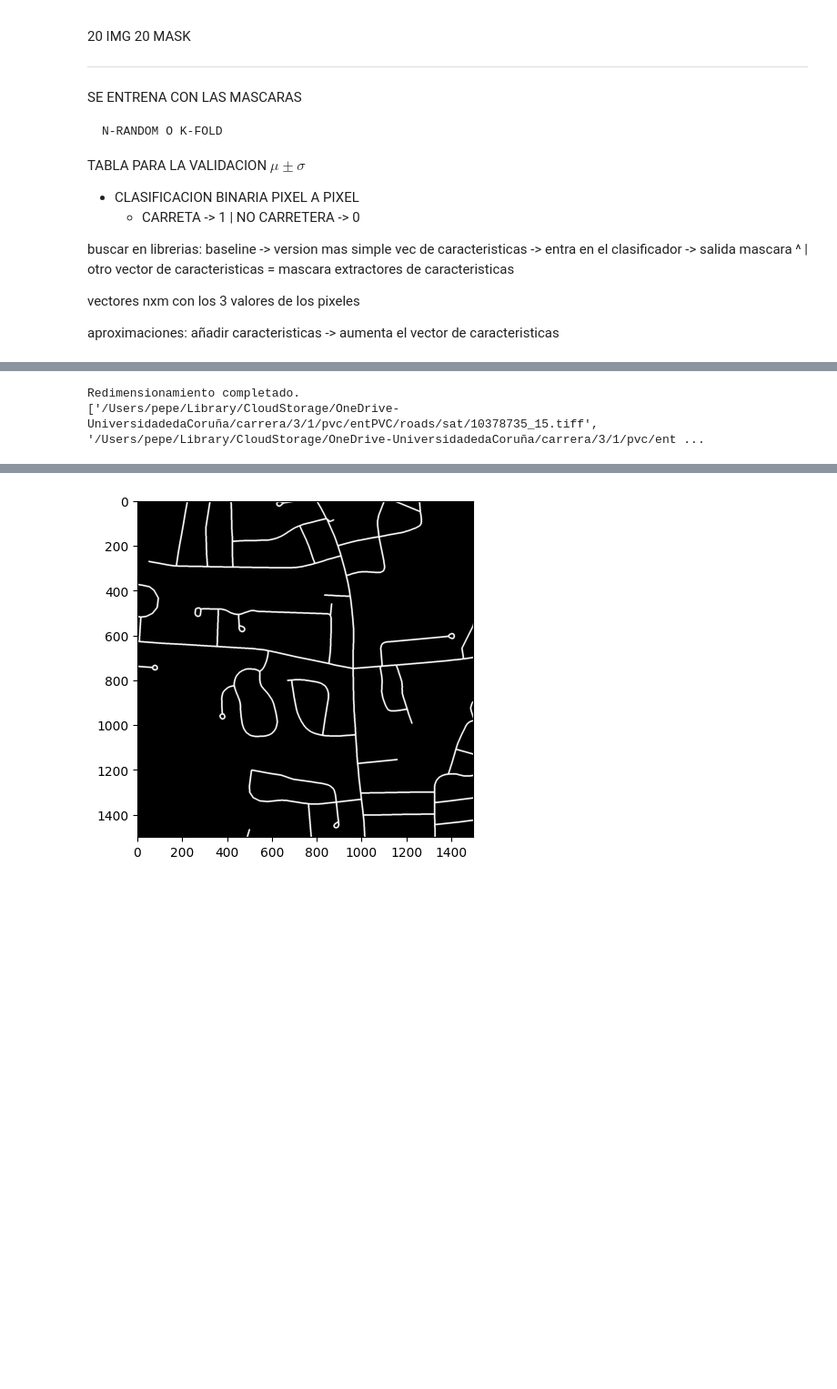
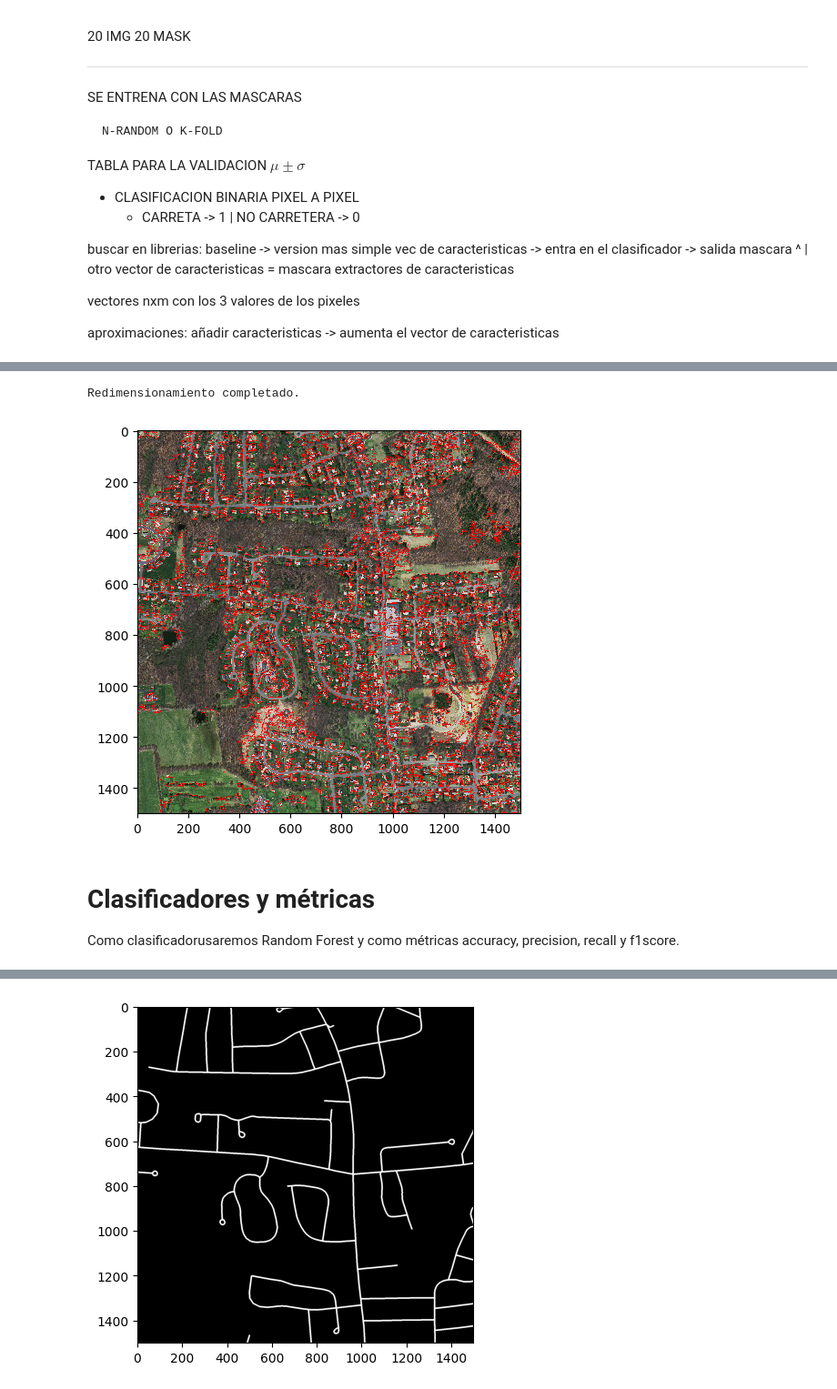
Before and after one commit to pabloChantada/PVC_investigacion, a Jupyter notebook: p3.ipynb, the cells around one changed output, grey strips where cells are left out. Shown at 91% size. Cells and saved outputs as stored; diff of their text form; code cells hidden in the pictures; blank space fills up the shorter version.

```diff
--- a/p3.ipynb
+++ b/p3.ipynb
@@ -61,43 +94,43 @@ import cv2
 
 # Ruta a tus imágenes y máscaras
 
-image_paths = glob.glob("/Users/pepe/Library/CloudStorage/OneDrive-UniversidadedaCoruña/carrera/3/1/pvc/entPVC/roads/sat/*.tif*")
-mask_paths = glob.glob("/Users/pepe/Library/CloudStorage/OneDrive-UniversidadedaCoruña/carrera/3/1/pvc/entPVC/roads/gt/*.tif*")
+ruta_imagenes = glob.glob("../roads/sat/*.tif*")
+ruta_mascaras = glob.glob("../roads/gt/*.tif*")
 
 # image_paths = glob.glob("/home/clown/3-year/computer_vision/p3/sat/*.tiff")
 # mask_paths = glob.glob("/home/clown/3-year/computer_vision/p3/gt/*.tif")
 
 # Cargar imágenes y máscaras
-images = [io.imread(img_path) for img_path in image_paths]
-masks = [io.imread(mask_path) for mask_path in mask_paths]
+imagenes = [io.imread(ruta_imagen) for ruta_imagen in ruta_imagenes]
+mascaras = [io.imread(ruta_mascara) for ruta_mascara in ruta_mascaras]
 
 # Redimensionar
-if len(images) > 0 and len(masks) > 0:
-    images = [cv2.resize(img, (256, 256)) for img in images]
-    masks = [cv2.resize(mask, (256, 256)) for mask in masks]
+if len(imagenes) > 0 and len(mascaras) > 0:
+    imagenes = [cv2.resize(imagen, (256, 256)) for imagen in imagenes]
+    mascaras = [cv2.resize(mascara, (256, 256)) for mascara in mascaras]
     print("Redimensionamiento completado.")
 else:
     print("No se cargaron imágenes o máscaras.")
 
-print(image_paths)
+#print(image_paths)
 # %% [output]
 Redimensionamiento completado.
-['/Users/pepe/Library/CloudStorage/OneDrive-UniversidadedaCoruña/carrera/3/1/pvc/entPVC/roads/sat/10378735_15.tiff', '/Users/pepe/Library/CloudStorage/OneDrive-UniversidadedaCoruña/carrera/3/1/pvc/ent ...
 # %%
 
-def extract_features(image):
+def extraerCaracteristicas(imagen):
     # Vector de características RGB
-    r, g, b = image[:, :, 0], image[:, :, 1], image[:, :, 2]
+    r, g, b = imagen[:, :, 0], imagen[:, :, 1], imagen[:, :, 2]
     # Matriz de valores RGB para cada pixel
-    rgb_features = np.stack((r.flatten(), g.flatten(), b.flatten()), axis=1)
+    imagenPlana = np.stack((r.flatten(), g.flatten(), b.flatten()), axis=1)
 
     # Conversión a escala de grises y extracción de bordes con Canny
-    gray = cv2.cvtColor(image, cv2.COLOR_BGR2GRAY)
-    edges = cv2.Canny(gray, 150, 300).flatten()
+    gris = cv2.cvtColor(imagen, cv2.COLOR_BGR2GRAY)
+    bordes = cv2.Canny(gris, 80, 500).flatten()
 
     # Concatenar RGB y bordes en un solo vector de características
-    features = np.concatenate((rgb_features, edges[:, np.newaxis]), axis=1)
-    return features
+    caracteristicas = np.concatenate((imagenPlana, bordes[:, np.newaxis]), axis=1)
+    return caracteristicas, bordes
 
 # Aplicar extracción de características a todas las imágenes
-features = [extract_features(img) for img in images]
+caracteristicas = [extraerCaracteristicas(img)[0] for img in imagenes]
+bordes = [extraerCaracteristicas(img)[1] for img in imagenes]
@@ -105,0 +137,16 @@ HACER downsampling
+# %%
+# ejemplo, vemos el efecto del método Canny de cv2 imprimiendo los "bordes"
+# que detecta en rojo. Vemos que las cerreteras las detecta pero tambien
+# otras cosas que no son carreteras. Lógico
+
+imagenEjemploBorde = io.imread('../roads/sat/10228705_15.tiff')
+imagenEjemploBorde[np.reshape(extraerCaracteristicas(imagenEjemploBorde)[0][:,3] != 0,(1500,1500))] = [255,0,0]
+
+
+io.imshow(imagenEjemploBorde);
+# %% [output]
+[figure, added]
+# %% [markdown]
+# Clasificadores y métricas
+
+Como clasificadorusaremos Random Forest y como métricas accuracy, precision, recall y f1score.
```
Also changed, not shown: parts of 15 cells of this notebook, 1 other file.
